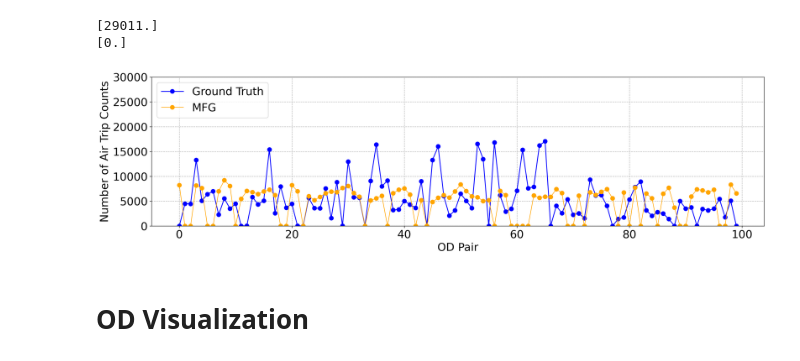
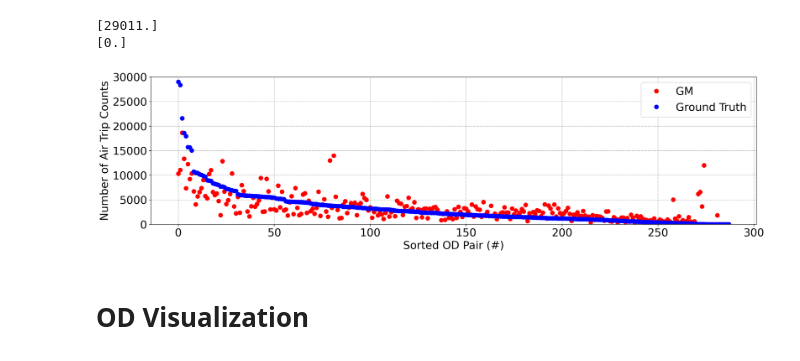
Before and after one commit to khzhang2/Air_Traffic, a Jupyter notebook: Visualization.ipynb, the cells around one changed output. Cells and saved outputs as stored; diff of their text form; code cells hidden in the pictures.

```diff
--- a/Visualization.ipynb
+++ b/Visualization.ipynb
@@ -10,8 +10,8 @@ import air_traff_utils as atu
 # %% [markdown]
 ## dg
 # %%
-dg_labels = np.load('./res/deep_grav_labels.npy')
-dg_pred = np.load('./res/deep_grav_pred.npy')
+dg_labels = np.load('./res/260/deep_grav_labels.npy')
+dg_pred = np.load('./res/260/deep_grav_pred.npy')
 print(dg_labels.shape)
 print(dg_pred.shape)
 # %% [output]
@@ -110,6 +110,6 @@ np.save('./res/gravity_labels.npy', g_labels.to_numpy().reshape(-1, 1)[288:])
 # %%
-g_labels = np.load('./res/gravity_labels.npy')
-g_pred = np.load('./res/gravity_pred.npy')
+g_labels = np.load('./res/260/gravity_labels.npy')
+g_pred = np.load('./res/260/gravity_pred.npy')
 print(g_labels.shape)
 print(g_pred.shape)
 # %% [output]
@@ -138,3 +138,13 @@ plt.legend()
 # %% [output]
 <matplotlib.legend.Legend at 0x...>
 [figure]
+# %%
+g_df = pd.DataFrame([], columns=['pred', 'labels'])
+g_df['pred'] = g_pred.flatten()
+g_df['labels'] = g_labels.flatten()
+g_df = g_df.sort_values(by='labels', ascending=False)
+g_df.index = range(g_df.shape[0])
+plt.figure(figsize = (20,5))
+plt.plot(g_df['labels'], label='g t')
+plt.plot(g_df['pred'], label='pred')
+plt.legend()
@@ -216,28 +229,30 @@ print(scalar_OD.data_min_)
 # %%
 color_lst = ['blue', 'green', 'orange', 'red', 'red']
 alpha_lst = [1,1,1, 1, 1]
-lw_ls = [1.5,1,1, 1.5, 1]
+lw_ls = [1,1,1, 1, 1]
 # %%
 # 把真实值、dg、dgm画在一个图上，
 # 颜色、alpha、lw设置使用上面定义的列表中的值
 # 真实值是蓝色，和其他对应的alpha、lw
-# dg是绿色，dgm是橙色
 fs = 20
 plt.figure(figsize=[20,5], dpi=225)
-plt.plot(dg_labels*29011, '.-', markersize=15, label='Ground Truth', lw=lw_ls[0],color = color_lst[0],alpha = alpha_lst[0])
-# plt.plot(g_pred*29011, label='GM', lw=lw_ls[3],color = color_lst[3],alpha = alpha_lst[3])
-# plt.plot(dg_pred*29011, '.-', markersize=15, label='DG', lw=lw_ls[1],color = color_lst[1],alpha = alpha_lst[1])
-plt.plot(dgm_pred*29011, '.-', markersize=15, label='MFG', lw=lw_ls[2],color = color_lst[2],alpha = alpha_lst[2])
-# plt.plot(vae_pred*29011, '.-', markersize=15, label='VAE', lw=lw_ls[4],color = color_lst[4],alpha = alpha_lst[4])
-plt.xlabel('OD Pair', fontsize=fs)
+# plt.plot(dg_df['pred']*29011, '.', markersize=15, label='DG', lw=lw_ls[1],color = color_lst[1],alpha = alpha_lst[1])
+# plt.plot(dgm_df['pred']*29011, '.', markersize=15, label='MFG', lw=lw_ls[2],color = color_lst[2],alpha = alpha_lst[2])
+# plt.plot(vae_df['pred']*29011, '.', markersize=15, label='VAE', lw=lw_ls[4],color = color_lst[4],alpha = alpha_lst[4])
+plt.plot(g_df['pred']*29011, '.', markersize=15, label='GM', lw=lw_ls[3],color = color_lst[3],alpha = alpha_lst[3])
+
+plt.plot(dg_df['labels']*29011, '.', markersize=15, label='Ground Truth', lw=lw_ls[0],color = color_lst[0],alpha = alpha_lst[0])
+
+
+plt.xlabel('Sorted OD Pair', fontsize=fs)
 plt.ylabel('Number of Air Trip Counts', fontsize=fs)
-plt.legend(fontsize=fs, loc=2)
+plt.legend(fontsize=fs, loc=1)
 plt.xticks(fontsize=fs)
 plt.yticks(fontsize=fs)
 plt.ylim([0, 30000])
 plt.grid(ls='--')
 # %% [output]
-[figure, old version]
+[figure, new version]
 # %% [markdown]
 # OD Visualization
 # %%
```
Also changed, not shown: parts of 14 cells of this notebook.
